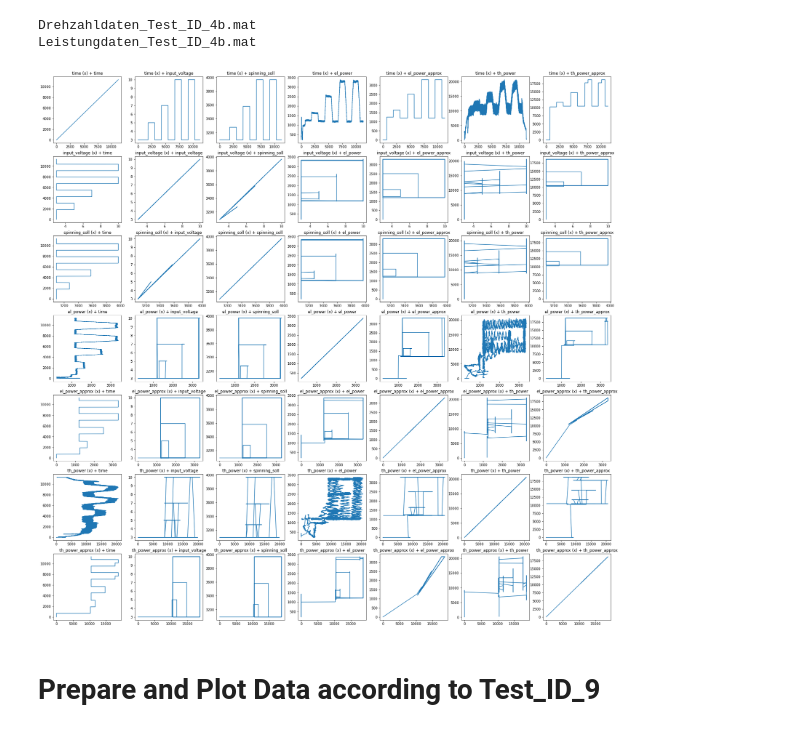
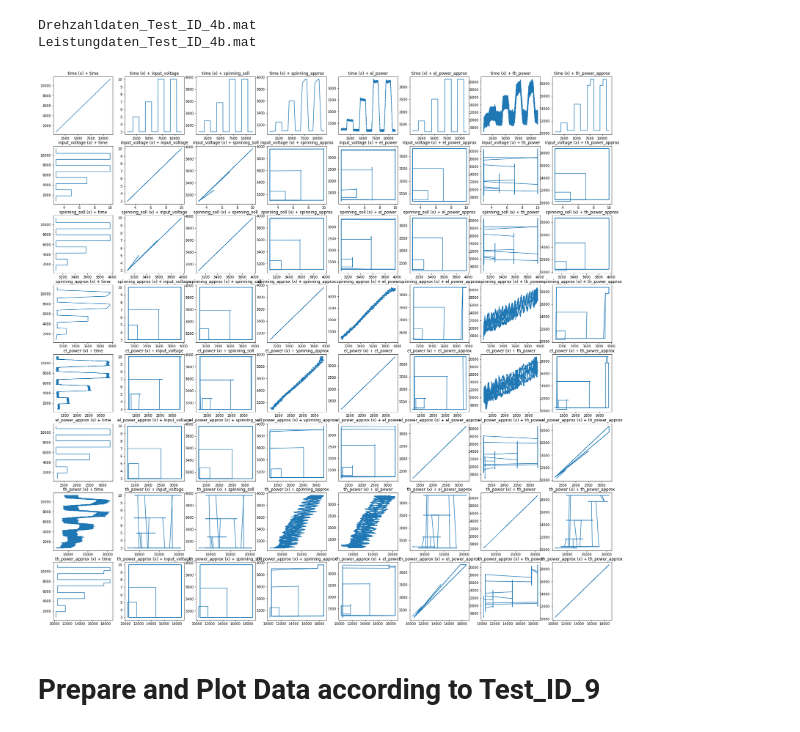
Before and after one commit to Energy-Theory-Guided-Data-Science/Gas-Turbine, a Jupyter notebook: Code/03_Data_Preperation.ipynb, the cells around one changed output. Cells and saved outputs as stored; diff of their text form; code cells hidden in the pictures.

Commit message:
UPDATE preprocessing including shortend data

```diff
--- a/Code/03_Data_Preperation.ipynb
+++ b/Code/03_Data_Preperation.ipynb
@@ -25,6 +25,7 @@ def prepData4B(data, endtime):
     df = pd.DataFrame()
     time, input_voltage = pp.fillData(data[0]['t_nsoll_stil'], data[0]['sw_nsoll_stil'])
     dummy, spinning_soll = pp.fillData(data[0]['t_nsoll_stil'], data[0]['n_4b_soll'])
+    dummy, spinning_approx = pp.applyConstraint(data[0]['t_stil'], data[0]['n_stil'])
     dummy, el_power = pp.fillData(data[1]['t_1B_el_neu'], data[1]['P_el_rms'])
     dummy, el_power_approx = pp.fillData(data[1]['t_elstil'], data[1]['P_elstil'])
     th_power = pp.downsampleData(data[1]['t_1B_el_neu'], data[1]['P_th'][::2])[:endtime]
@@ -33,6 +34,7 @@ def prepData4B(data, endtime):
     time = time[:endtime]
     input_voltage = input_voltage[:endtime]
     spinning_soll = spinning_soll[:endtime]
+    spinning_approx = spinning_approx[:endtime]
     el_power = el_power[:endtime]
     el_power_approx = el_power_approx[:endtime]
     th_power = th_power[:endtime]
@@ -41,6 +43,7 @@ def prepData4B(data, endtime):
     df['time'] = time
     df['input_voltage'] = input_voltage
     df['spinning_soll'] = spinning_soll
+    df['spinning_approx'] = spinning_approx
     df['el_power'] = el_power
     df['el_power_approx'] = el_power_approx
     df['th_power'] = th_power[:,1]
@@ -103,7 +112,9 @@ data_4b = [data_spinning_4b, data_power_4b]
 df_4b = prepData4B(data_4b, 11290)
 df_4b.to_csv(SAVE_FOLDER + 'experiment_4b.csv',
          index = False, sep =  "|", encoding = "utf-8")
+# %%
+df_4b_short = df_4b[750:]
 # %%
-plotCrossPlots(df_4b)
+plotCrossPlots(df_4b_short)
 # %% [output]
-[figure, old version]
+[figure, new version]
```
Also changed, not shown: parts of 8 cells of this notebook, 2 other files.
